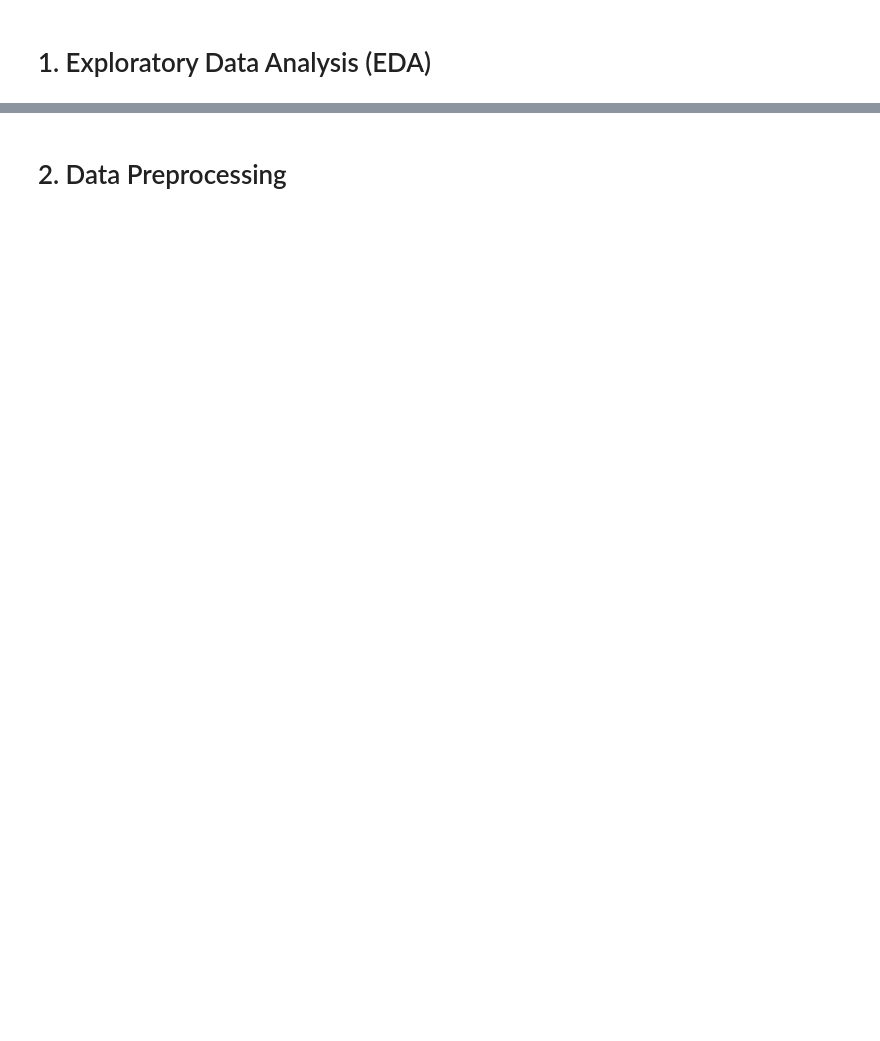
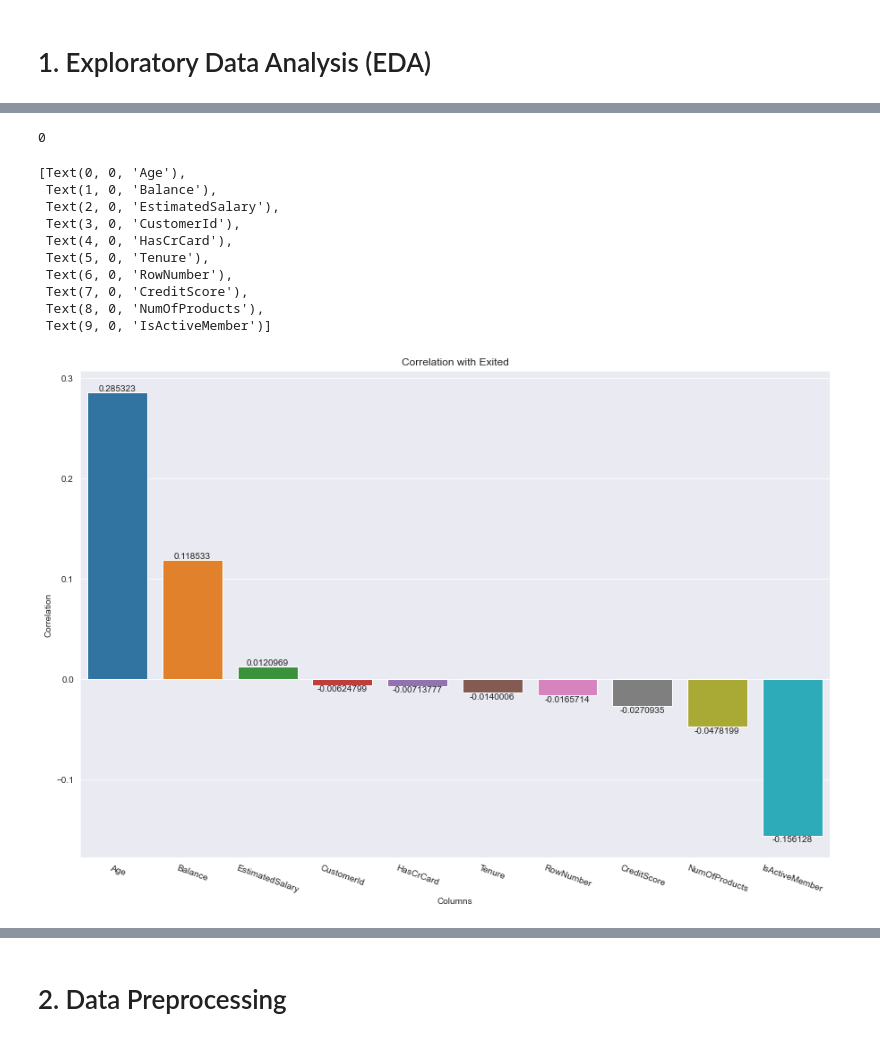
Before and after one commit to ManShunChoong/customer-churn-prediction, a Jupyter notebook: main.ipynb, the cells around one changed output, grey strips where cells are left out. Drawn from its saved outputs; the diff is of its cells as text; code cells hidden in the pictures; blank space fills up the shorter version.

```diff
--- a/main.ipynb
+++ b/main.ipynb
@@ -26,2 +36,4 @@
 # %% [markdown]
 # 1. Exploratory Data Analysis (EDA) <a id="eda"/>
+# %%
+df = pd.read_csv('Churn_Modelling.csv')
@@ -27,0 +127,26 @@
+# %%
+df.duplicated().sum()
+# %% [output]
+0
+# %%
+predictor_df = df.drop(columns="Exited")
+corr_df = predictor_df.corrwith(df.Exited).sort_values(ascending=False)
+
+plt.figure(figsize=(15, 10))
+
+barplot = sns.barplot(x=corr_df.index, y=corr_df.values, orient="v")
+barplot.bar_label(barplot.containers[0])
+barplot.set(title="Correlation with Exited", xlabel="Columns", ylabel="Correlation")
+barplot.set_xticklabels(barplot.get_xticklabels(), rotation=-20)
+# %% [output]
+[Text(0, 0, 'Age'),
+ Text(1, 0, 'Balance'),
+ Text(2, 0, 'EstimatedSalary'),
+ Text(3, 0, 'CustomerId'),
+ Text(4, 0, 'HasCrCard'),
+ Text(5, 0, 'Tenure'),
+ Text(6, 0, 'RowNumber'),
+ Text(7, 0, 'CreditScore'),
+ Text(8, 0, 'NumOfProducts'),
+ Text(9, 0, 'IsActiveMember')]
+[figure, added]
```
Also changed, not shown: parts of 73 cells of this notebook.
